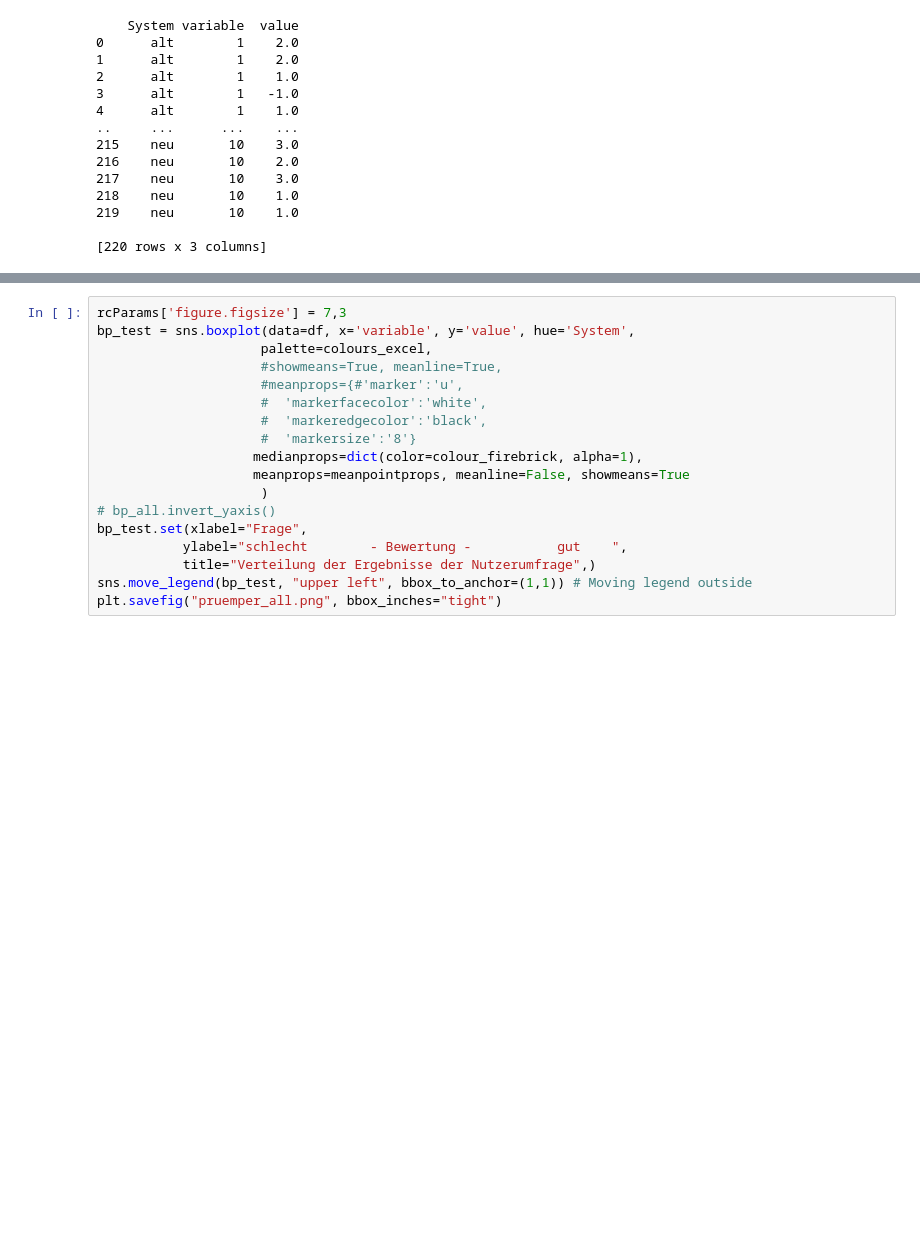
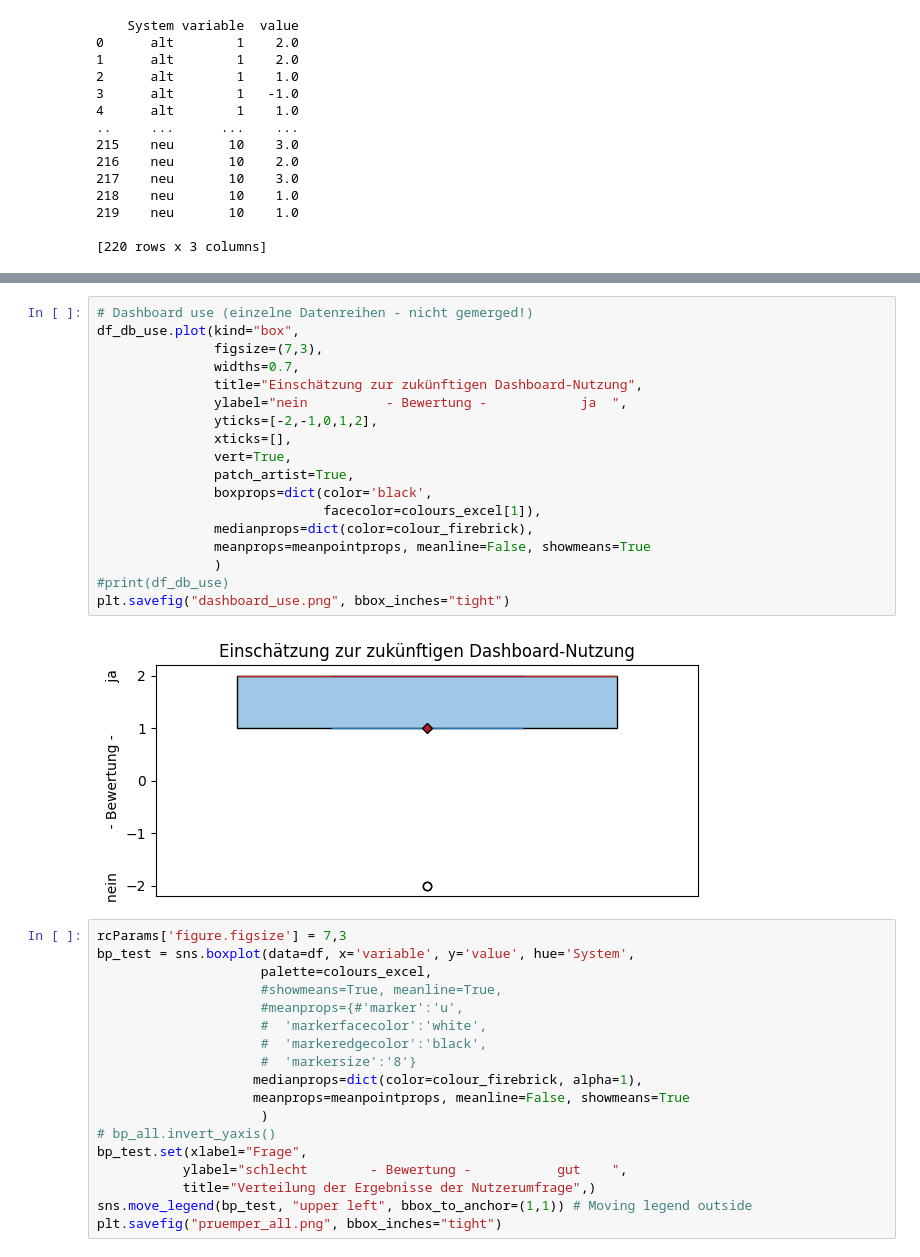
Before and after one commit to sxndrx-cxlxnx/h_da_B7-Bachelorarbeit, a Jupyter notebook: Diagramme/diagramm.ipynb, the cells around one changed output, grey strips where cells are left out. Cells and saved outputs as stored; diff of their text form; blank space fills up the shorter version.

```diff
--- a/Diagramme/diagramm.ipynb
+++ b/Diagramme/diagramm.ipynb
@@ -226,5 +226,25 @@ plt.savefig("dashboard_use.png", bbox_inches="tight")
 # %% [output]
 [figure]
+# %%
+# Dashboard use (einzelne Datenreihen - nicht gemerged!)
+df_db_use.plot(kind="box",
+               figsize=(7,3),
+               widths=0.7,
+               title="Einschätzung zur zukünftigen Dashboard-Nutzung",
+               ylabel="nein          - Bewertung -            ja  ",
+               yticks=[-2,-1,0,1,2],
+               xticks=[],
+               vert=True,
+               patch_artist=True,
+               boxprops=dict(color='black',
+                             facecolor=colours_excel[1]),
+               medianprops=dict(color=colour_firebrick),
+               meanprops=meanpointprops, meanline=False, showmeans=True
+               )
+#print(df_db_use)
+plt.savefig("dashboard_use.png", bbox_inches="tight")
+# %% [output]
+[figure, added]
 # %%
 rcParams['figure.figsize'] = 7,3
 bp_test = sns.boxplot(data=df, x='variable', y='value', hue='System',
```
Also changed, not shown: parts of 1 cell of this notebook, 10 other files.
